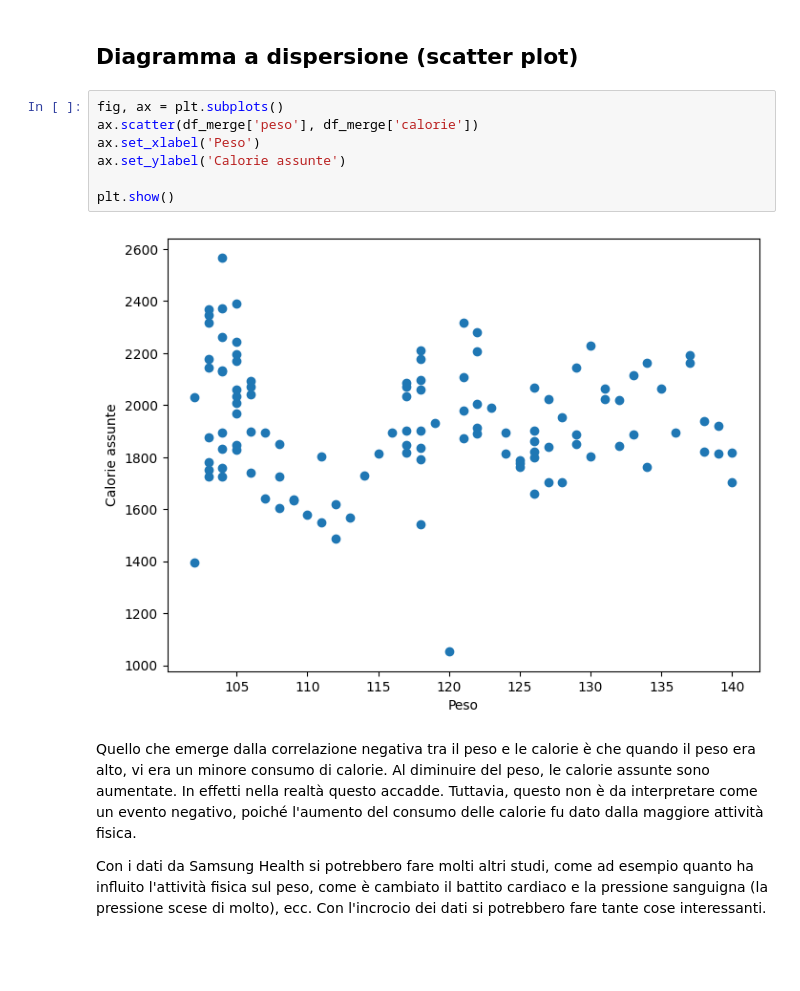
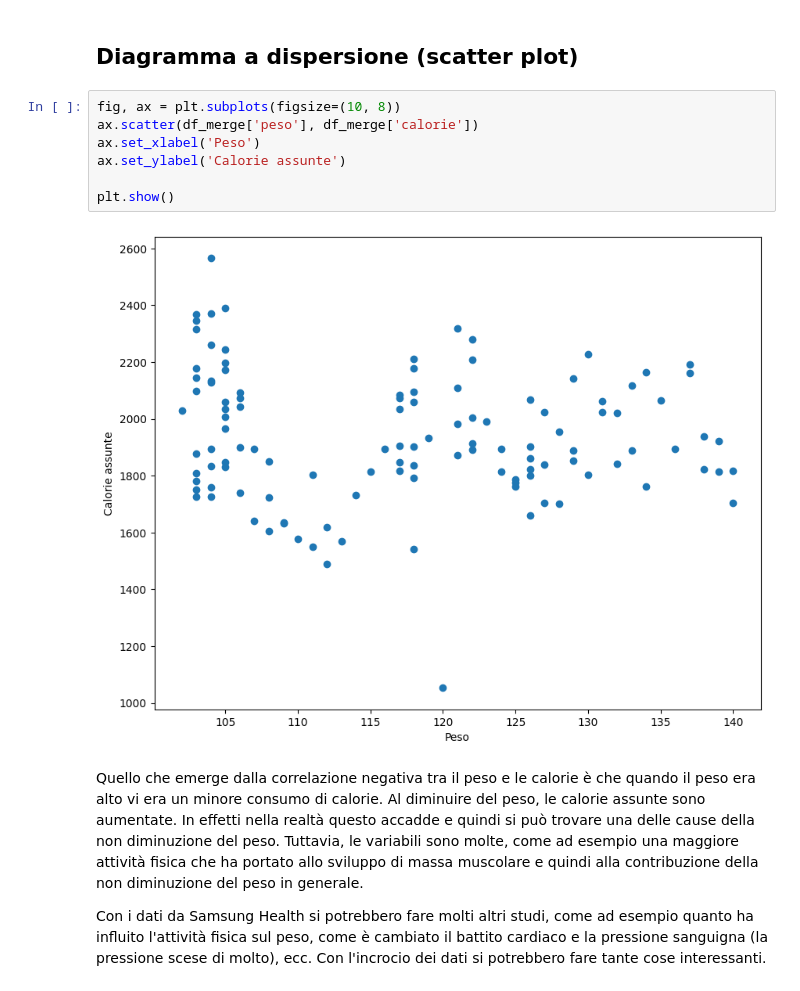
Before and after one commit to OB-UNISA/Statistica, a Jupyter notebook: statistica.ipynb, the cells around one changed output. Cells and saved outputs as stored; diff of their text form; blank space fills up the shorter version.

```diff
--- a/statistica.ipynb
+++ b/statistica.ipynb
@@ -565,15 +565,15 @@ Coefficiente di correlazione campionario: -0.07087210023488409, è presente una
 # %% [markdown]
 ## Diagramma a dispersione (scatter plot)
 # %%
-fig, ax = plt.subplots()
+fig, ax = plt.subplots(figsize=(10, 8))
 ax.scatter(df_merge['peso'], df_merge['calorie'])
 ax.set_xlabel('Peso')
 ax.set_ylabel('Calorie assunte')
 
 plt.show()
 # %% [output]
-[figure, old version]
+[figure, new version]
 # %% [markdown]
-Quello che emerge dalla correlazione negativa tra il peso e le calorie è che quando il peso era alto, vi era un minore consumo di calorie. Al diminuire del peso, le calorie assunte sono aumentate. In effetti nella realtà questo accadde. Tuttavia, questo non è da interpretare come un evento negativo, poiché l'aumento del consumo delle calorie fu dato dalla maggiore attività fisica.
+Quello che emerge dalla correlazione negativa tra il peso e le calorie è che quando il peso era alto vi era un minore consumo di calorie. Al diminuire del peso, le calorie assunte sono aumentate. In effetti nella realtà questo accadde e quindi si può trovare una delle cause della non diminuzione del peso. Tuttavia, le variabili sono molte, come ad esempio una maggiore attività fisica che ha portato allo sviluppo di massa muscolare e quindi alla contribuzione della non diminuzione del peso in generale.
 
 Con i dati da Samsung Health si potrebbero fare molti altri studi, come ad esempio quanto ha influito l'attività fisica sul peso, come è cambiato il battito cardiaco e la pressione sanguigna (la pressione scese di molto), ecc. Con l'incrocio dei dati si potrebbero fare tante cose interessanti.
```
Also changed, not shown: parts of 32 cells of this notebook.
